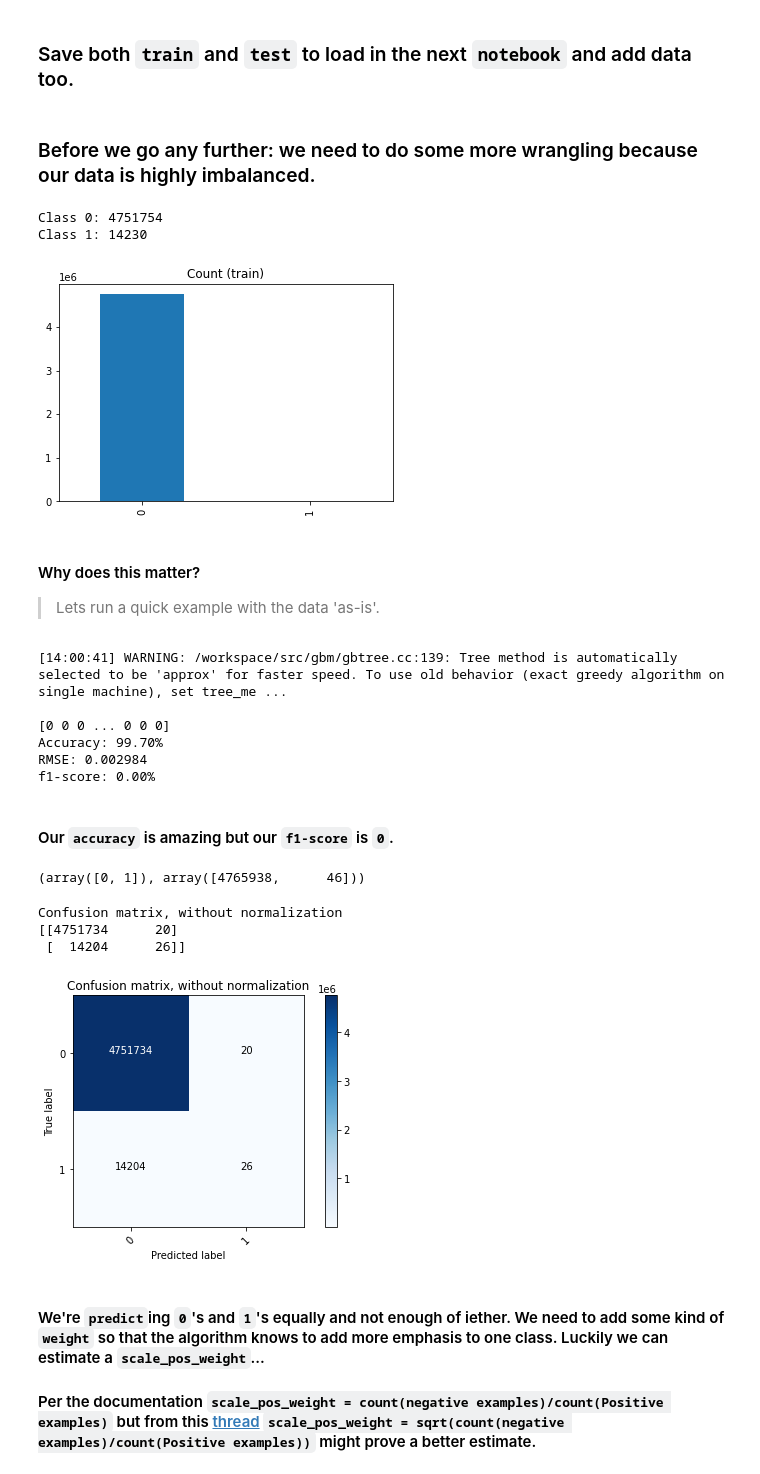
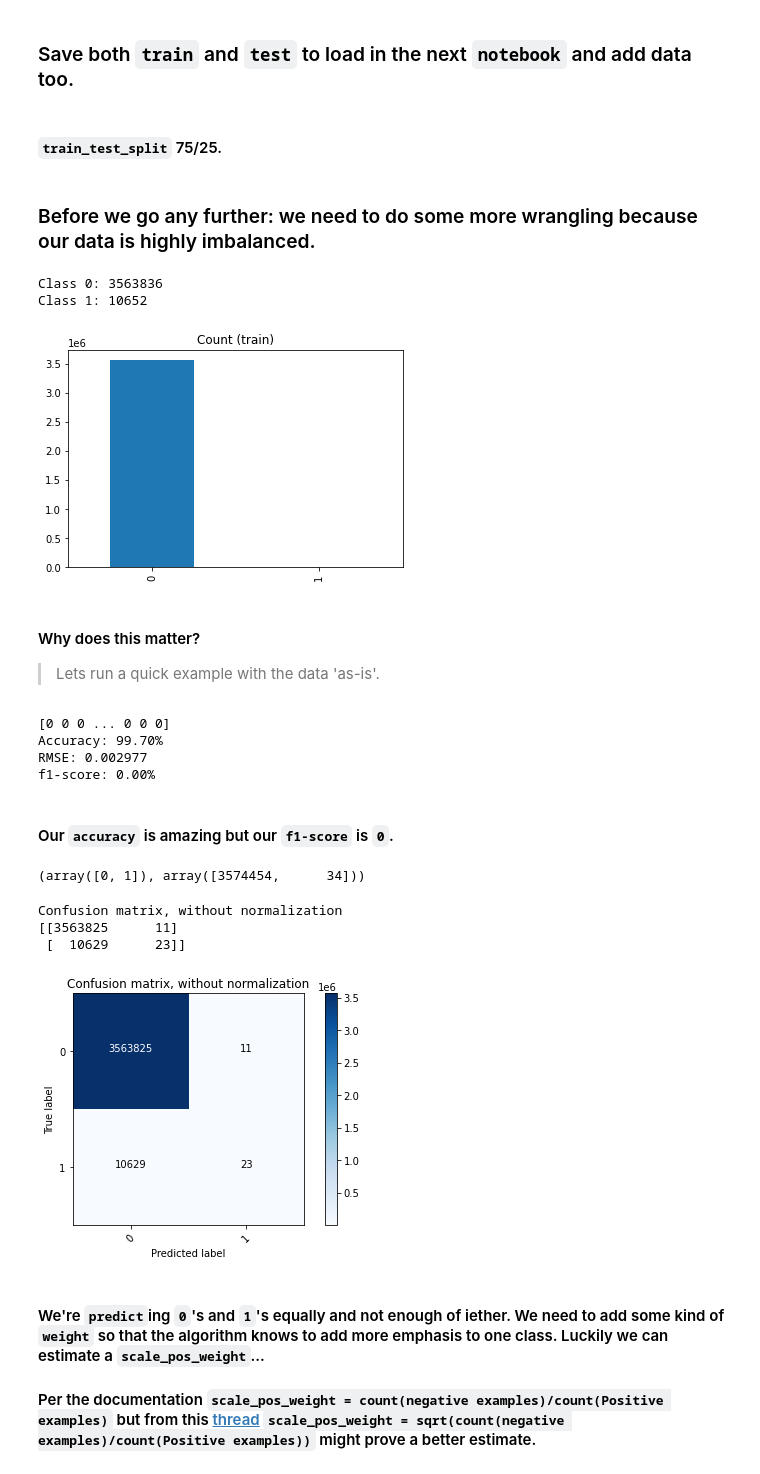
Before and after one commit to AdrianKriger/Zindi_SANRAL, a Jupyter notebook: 01_SimpleXGBClassifier.ipynb, the cells around one changed output. Saved outputs shown, nothing was run; the diff lists cells and outputs as text; code cells hidden in the pictures.

Commit message:
train_test_split

````diff
--- a/01_SimpleXGBClassifier.ipynb
+++ b/01_SimpleXGBClassifier.ipynb
@@ -404,42 +406,46 @@ data, local_test = 0, 0
 # %%
 # define a list of column names to be used for training
 x_cols = ['month', 'day', 'hour', 'longitude', 'latitude', 'WIDTH', 'LANES']
+# %%
+X, y = train[x_cols], train['y']
+# %% [markdown]
+#### ```train_test_split``` 75/25.
+# %%
+X_train, X_test, y_train, y_test = train_test_split(X, y, test_size=0.25, random_state=42)
 # %% [markdown]
 ### Before we go any further: we need to do some more wrangling because our data is highly imbalanced.
 # %%
 # count examples in each class
-train_count = train['y'].value_counts()
+train_count = y_train.value_counts()
 print('Class 0:', train_count[0])
 print('Class 1:', train_count[1])
 train_count.plot(kind='bar', title='Count (train)')
 plt.show()
 # %% [output]
-Class 0: 4751754
-Class 1: 14230
+Class 0: 3563836
+Class 1: 10652
-[figure, old version]
+[figure, new version]
 # %% [markdown]
 #### Why does this matter?
 
 > Lets run a quick example with the data 'as-is'.
 # %%
 model = XGBClassifier(objective ='binary:logistic')              # set model
-model.fit(train[x_cols],train['y'])                              # what do you want to train with?
-preds = model.predict(train[x_cols])                             # what do you want to predict?
+model.fit(X_train, y_train)                                      # what do you want to train with?
+preds = model.predict(X_train)                                   # what do you want to predict?
 print('')
 print(preds)                                                     # print the predictions
 # Get scores                                                     # lets look at some accuracy measures
-accuracy = accuracy_score(train['y'], preds)
+accuracy = accuracy_score(y_train, preds)
 print('Accuracy: %.2f%%' % (accuracy * 100.0))
-rmse = mean_squared_error(train['y'], preds)
+rmse = mean_squared_error(y_train, preds)
 print("RMSE: %f" % (rmse))
-f1 = f1_score(train['y'], preds)
+f1 = f1_score(y_train, preds)
 print('f1-score: %.2f%%' % f1)
 # %% [output]
-[14:00:41] WARNING: /workspace/src/gbm/gbtree.cc:139: Tree method is automatically selected to be 'approx' for faster speed. To use old behavior (exact greedy algorithm on single machine), set tree_me ...
-
 [0 0 0 ... 0 0 0]
 Accuracy: 99.70%
-RMSE: 0.002984
+RMSE: 0.002977
 f1-score: 0.00%
 # %% [markdown]
 #### Our ```accuracy``` is amazing but our ```f1-score``` is ```0```.
@@ -447,17 +453,17 @@ f1-score: 0.00%
 # Show predicted classes
 print(np.unique(preds, return_counts=True))
 # %% [output]
-(array([0, 1]), array([4765938,      46]))
+(array([0, 1]), array([3574454,      34]))
 # %%
 
-cnf_matrix = confusion_matrix(train['y'], preds)
+cnf_matrix = confusion_matrix(y_train, preds)
 plot_confusion_matrix(cnf_matrix, classes=['0', '1'],
                       title='Confusion matrix, without normalization')
 # %% [output]
 Confusion matrix, without normalization
-[[4751734      20]
- [  14204      26]]
+[[3563825      11]
+ [  10629      23]]
-[figure, old version]
+[figure, new version]
 # %% [markdown]
 #### We're ```predict```ing ```0```'s and ```1```'s equally and not enough of iether. We need to add some kind of ```weight``` so that the algorithm knows to add more emphasis to one class. Luckily we can estimate a ```scale_pos_weight```...
 
````
Also changed, not shown: parts of 38 cells of this notebook.
